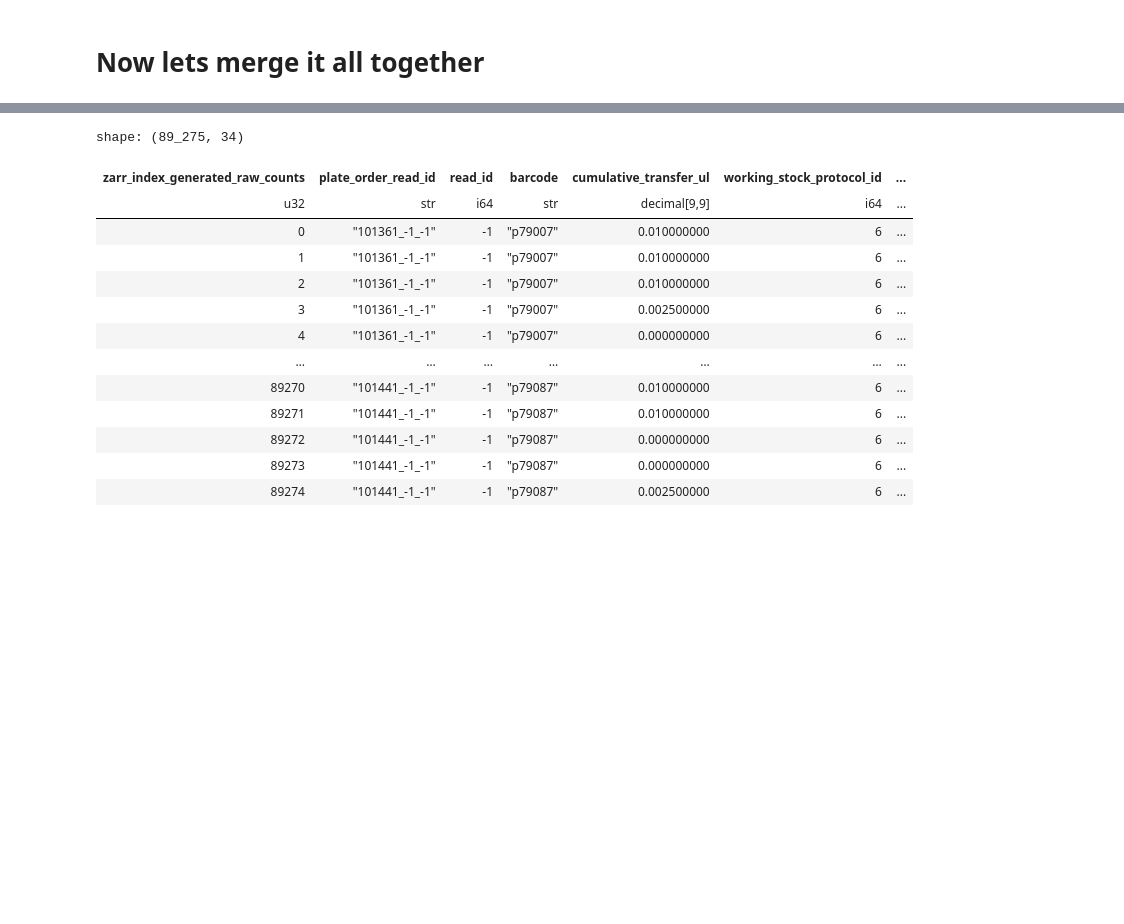
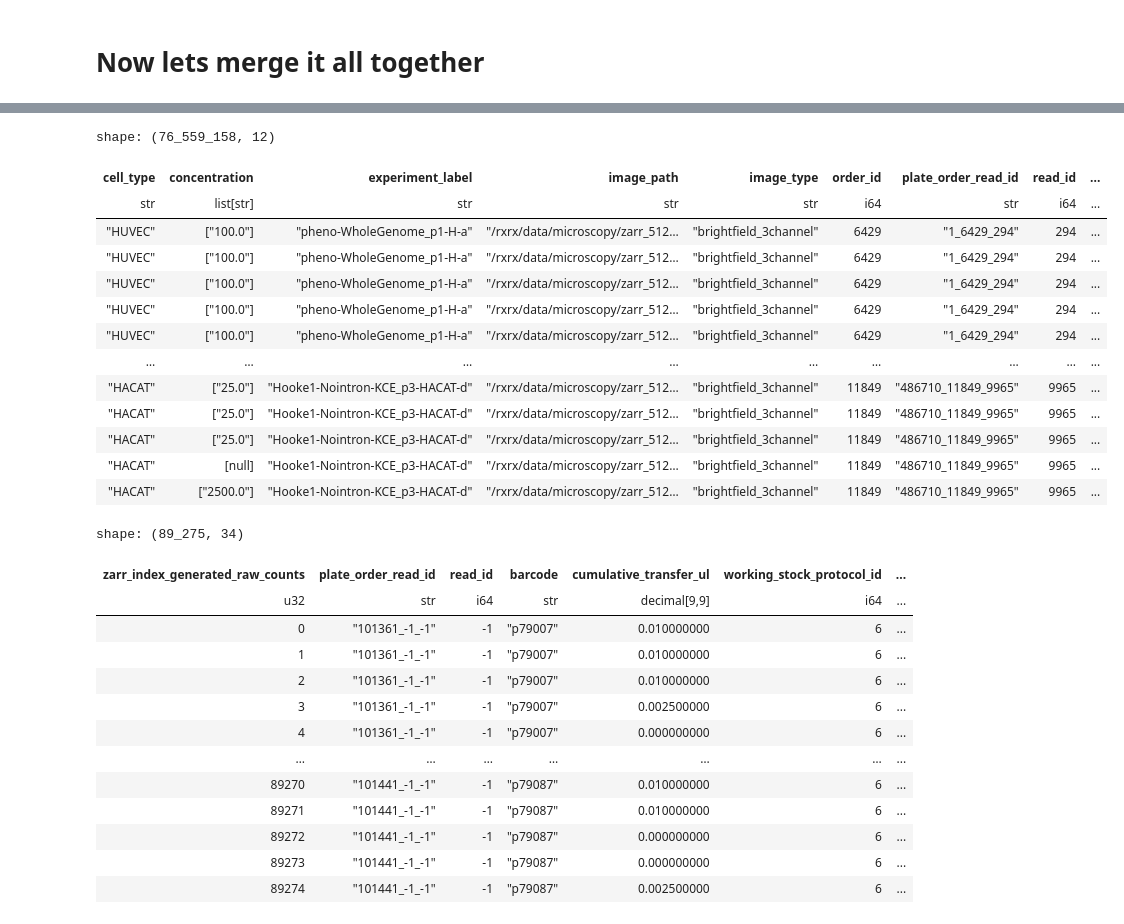
Before and after one commit to ctr26/hooke, a Jupyter notebook: packages/hooke-px/notebooks/modest_cell4.ipynb, the cells around one changed output, grey strips where cells are left out. Saved outputs shown, nothing was run; the diff lists cells and outputs as text; code cells hidden in the pictures; blank space fills up the shorter version.

```diff
--- a/packages/hooke-px/notebooks/modest_cell4.ipynb
+++ b/packages/hooke-px/notebooks/modest_cell4.ipynb
@@ -537,6 +621,23 @@ Error:
 # %%
 import polars as pl
 combined = pl.read_parquet('/mnt/ps/home/CORP/jason.hartford/project/big-x/joint-model/metadata/pretraining_v2.parquet')
+# %%
+combined
+# %% [output]
+shape: (76_559_158, 12)
+| cell_type | concentration | experiment_label | image_path | image_type | order_id | plate_order_read_id | read_id | ... |
+| str | list[str] | str | str | str | i64 | str | i64 | ... |
+| "HUVEC" | ["100.0"] | "pheno-WholeGenome_p1-H-a" | "/rxrx/data/microscopy/zarr_512… | "brightfield_3channel" | 6429 | "1_6429_294" | 294 | ... |
+| "HUVEC" | ["100.0"] | "pheno-WholeGenome_p1-H-a" | "/rxrx/data/microscopy/zarr_512… | "brightfield_3channel" | 6429 | "1_6429_294" | 294 | ... |
+| "HUVEC" | ["100.0"] | "pheno-WholeGenome_p1-H-a" | "/rxrx/data/microscopy/zarr_512… | "brightfield_3channel" | 6429 | "1_6429_294" | 294 | ... |
+| "HUVEC" | ["100.0"] | "pheno-WholeGenome_p1-H-a" | "/rxrx/data/microscopy/zarr_512… | "brightfield_3channel" | 6429 | "1_6429_294" | 294 | ... |
+| "HUVEC" | ["100.0"] | "pheno-WholeGenome_p1-H-a" | "/rxrx/data/microscopy/zarr_512… | "brightfield_3channel" | 6429 | "1_6429_294" | 294 | ... |
+| … | … | … | … | … | … | … | … | ... |
+| "HACAT" | ["25.0"] | "Hooke1-Nointron-KCE_p3-HACAT-d" | "/rxrx/data/microscopy/zarr_512… | "brightfield_3channel" | 11849 | "486710_11849_9965" | 9965 | ... |
+| "HACAT" | ["25.0"] | "Hooke1-Nointron-KCE_p3-HACAT-d" | "/rxrx/data/microscopy/zarr_512… | "brightfield_3channel" | 11849 | "486710_11849_9965" | 9965 | ... |
+| "HACAT" | ["25.0"] | "Hooke1-Nointron-KCE_p3-HACAT-d" | "/rxrx/data/microscopy/zarr_512… | "brightfield_3channel" | 11849 | "486710_11849_9965" | 9965 | ... |
+| "HACAT" | [null] | "Hooke1-Nointron-KCE_p3-HACAT-d" | "/rxrx/data/microscopy/zarr_512… | "brightfield_3channel" | 11849 | "486710_11849_9965" | 9965 | ... |
+| "HACAT" | ["2500.0"] | "Hooke1-Nointron-KCE_p3-HACAT-d" | "/rxrx/data/microscopy/zarr_512… | "brightfield_3channel" | 11849 | "486710_11849_9965" | 9965 | ... |
 # %%
 import polars as pl
 pl.read_parquet('/mnt/ps/home/CORP/jason.hartford/project/big-x/metrics/big-img-dart-testing/step_250000/dart/features/dart/obs.parquet')
```
Also changed, not shown: parts of 10 cells of this notebook, 3 other files.
